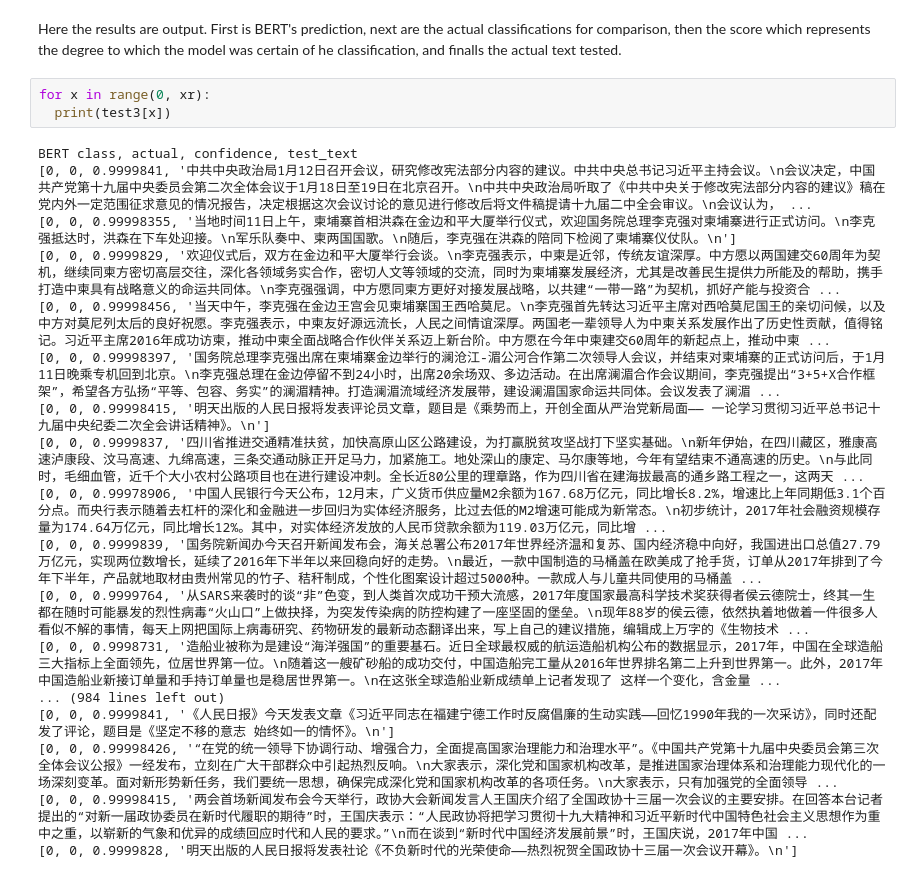
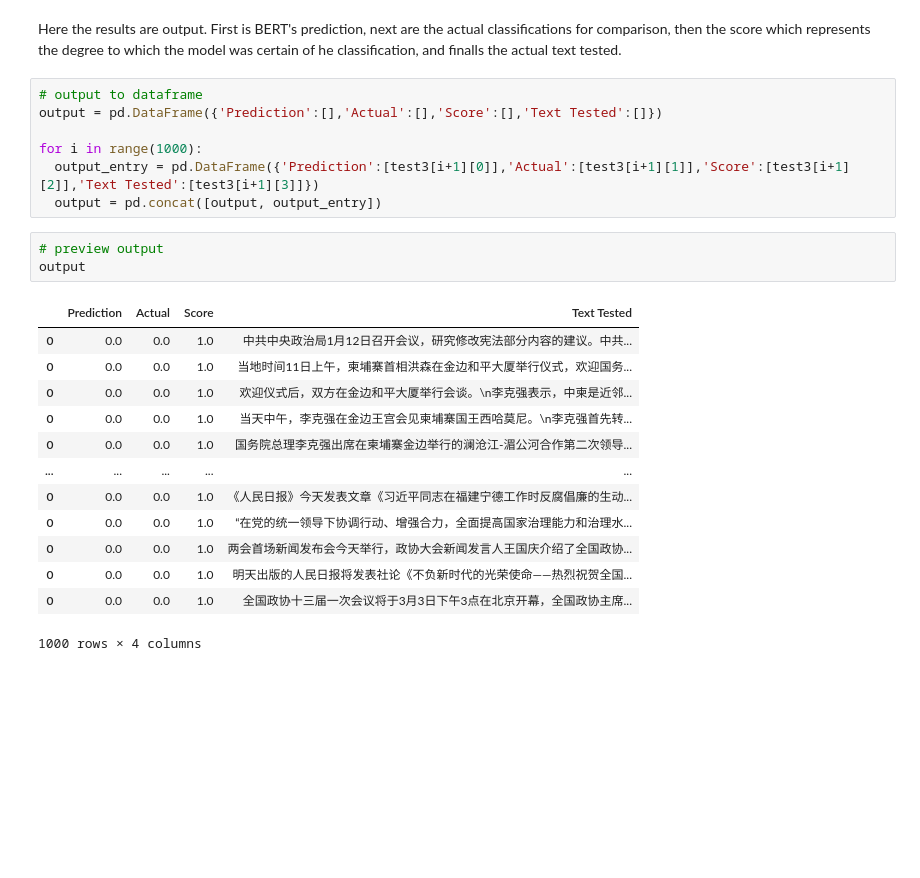
Before and after one commit to Bryan6aero/New-Chinese-Classifier, a Jupyter notebook: Chinese_News_Story_Classifier.ipynb, the cells around one changed output. Cells and saved outputs as stored; diff of their text form; blank space fills up the shorter version.

```diff
--- a/Chinese_News_Story_Classifier.ipynb
+++ b/Chinese_News_Story_Classifier.ipynb
@@ -1296,24 +1298,27 @@ plt.show()
 ###5.4 Test Output
 # %% [markdown]
 Here the results are output.  First is BERT's prediction, next are the actual classifications for comparison, then the score which represents the degree to which the model was certain of he classification, and finalls the actual text tested.
-# %%
-for x in range(0, xr):
-  print(test3[x])
-# %% [output]
-BERT class, actual, confidence, test_text
-[0, 0, 0.9999841, '中共中央政治局1月12日召开会议，研究修改宪法部分内容的建议。中共中央总书记习近平主持会议。\n会议决定，中国共产党第十九届中央委员会第二次全体会议于1月18日至19日在北京召开。\n中共中央政治局听取了《中共中央关于修改宪法部分内容的建议》稿在党内外一定范围征求意见的情况报告，决定根据这次会议讨论的意见进行修改后将文件稿提请十九届二中全会审议。\n会议认为， ...
-[0, 0, 0.99998355, '当地时间11日上午，柬埔寨首相洪森在金边和平大厦举行仪式，欢迎国务院总理李克强对柬埔寨进行正式访问。\n李克强抵达时，洪森在下车处迎接。\n军乐队奏中、柬两国国歌。\n随后，李克强在洪森的陪同下检阅了柬埔寨仪仗队。\n']
-[0, 0, 0.9999829, '欢迎仪式后，双方在金边和平大厦举行会谈。\n李克强表示，中柬是近邻，传统友谊深厚。中方愿以两国建交60周年为契机，继续同柬方密切高层交往，深化各领域务实合作，密切人文等领域的交流，同时为柬埔寨发展经济，尤其是改善民生提供力所能及的帮助，携手打造中柬具有战略意义的命运共同体。\n李克强强调，中方愿同柬方更好对接发展战略，以共建“一带一路”为契机，抓好产能与投资合 ...
-[0, 0, 0.99998456, '当天中午，李克强在金边王宫会见柬埔寨国王西哈莫尼。\n李克强首先转达习近平主席对西哈莫尼国王的亲切问候，以及中方对莫尼列太后的良好祝愿。李克强表示，中柬友好源远流长，人民之间情谊深厚。两国老一辈领导人为中柬关系发展作出了历史性贡献，值得铭记。习近平主席2016年成功访柬，推动中柬全面战略合作伙伴关系迈上新台阶。中方愿在今年中柬建交60周年的新起点上，推动中柬 ...
-[0, 0, 0.99998397, '国务院总理李克强出席在柬埔寨金边举行的澜沧江-湄公河合作第二次领导人会议，并结束对柬埔寨的正式访问后，于1月11日晚乘专机回到北京。\n李克强总理在金边停留不到24小时，出席20余场双、多边活动。在出席澜湄合作会议期间，李克强提出“3+5+X合作框架”，希望各方弘扬“平等、包容、务实”的澜湄精神。打造澜湄流域经济发展带，建设澜湄国家命运共同体。会议发表了澜湄 ...
-[0, 0, 0.99998415, '明天出版的人民日报将发表评论员文章，题目是《乘势而上，开创全面从严治党新局面—— 一论学习贯彻习近平总书记十九届中央纪委二次全会讲话精神》。\n']
-[0, 0, 0.9999837, '四川省推进交通精准扶贫，加快高原山区公路建设，为打赢脱贫攻坚战打下坚实基础。\n新年伊始，在四川藏区，雅康高速泸康段、汶马高速、九绵高速，三条交通动脉正开足马力，加紧施工。地处深山的康定、马尔康等地，今年有望结束不通高速的历史。\n与此同时，毛细血管，近千个大小农村公路项目也在进行建设冲刺。全长近80公里的理章路，作为四川省在建海拔最高的通乡路工程之一，这两天 ...
-[0, 0, 0.99978906, '中国人民银行今天公布，12月末，广义货币供应量M2余额为167.68万亿元，同比增长8.2%，增速比上年同期低3.1个百分点。而央行表示随着去杠杆的深化和金融进一步回归为实体经济服务，比过去低的M2增速可能成为新常态。\n初步统计，2017年社会融资规模存量为174.64万亿元，同比增长12%。其中，对实体经济发放的人民币贷款余额为119.03万亿元，同比增 ...
-[0, 0, 0.9999839, '国务院新闻办今天召开新闻发布会，海关总署公布2017年世界经济温和复苏、国内经济稳中向好，我国进出口总值27.79万亿元，实现两位数增长，延续了2016年下半年以来回稳向好的走势。\n最近，一款中国制造的马桶盖在欧美成了抢手货，订单从2017年排到了今年下半年，产品就地取材由贵州常见的竹子、秸秆制成，个性化图案设计超过5000种。一款成人与儿童共同使用的马桶盖 ...
-[0, 0, 0.9999764, '从SARS来袭时的谈“非”色变，到人类首次成功干预大流感，2017年度国家最高科学技术奖获得者侯云德院士，终其一生都在随时可能暴发的烈性病毒“火山口”上做抉择，为突发传染病的防控构建了一座坚固的堡垒。\n现年88岁的侯云德，依然执着地做着一件很多人看似不解的事情，每天上网把国际上病毒研究、药物研发的最新动态翻译出来，写上自己的建议措施，编辑成上万字的《生物技术 ...
-[0, 0, 0.9998731, '造船业被称为是建设“海洋强国”的重要基石。近日全球最权威的航运造船机构公布的数据显示，2017年，中国在全球造船三大指标上全面领先，位居世界第一位。\n随着这一艘矿砂船的成功交付，中国造船完工量从2016年世界排名第二上升到世界第一。此外，2017年中国造船业新接订单量和手持订单量也是稳居世界第一。\n在这张全球造船业新成绩单上记者发现了 这样一个变化，含金量 ...
-... (984 lines left out)
-[0, 0, 0.9999841, '《人民日报》今天发表文章《习近平同志在福建宁德工作时反腐倡廉的生动实践——回忆1990年我的一次采访》，同时还配发了评论，题目是《坚定不移的意志 始终如一的情怀》。\n']
-[0, 0, 0.99998426, '“在党的统一领导下协调行动、增强合力，全面提高国家治理能力和治理水平”。《中国共产党第十九届中央委员会第三次全体会议公报》一经发布，立刻在广大干部群众中引起热烈反响。\n大家表示，深化党和国家机构改革，是推进国家治理体系和治理能力现代化的一场深刻变革。面对新形势新任务，我们要统一思想，确保完成深化党和国家机构改革的各项任务。\n大家表示，只有加强党的全面领导 ...
-[0, 0, 0.99998415, '两会首场新闻发布会今天举行，政协大会新闻发言人王国庆介绍了全国政协十三届一次会议的主要安排。在回答本台记者提出的“对新一届政协委员在新时代履职的期待”时，王国庆表示：“人民政协将把学习贯彻十九大精神和习近平新时代中国特色社会主义思想作为重中之重，以崭新的气象和优异的成绩回应时代和人民的要求。”\n而在谈到“新时代中国经济发展前景”时，王国庆说，2017年中国 ...
-[0, 0, 0.9999828, '明天出版的人民日报将发表社论《不负新时代的光荣使命——热烈祝贺全国政协十三届一次会议开幕》。\n']
+# %%
+# output to dataframe
+output = pd.DataFrame({'Prediction':[],'Actual':[],'Score':[],'Text Tested':[]})
+
+for i in range(1000):
+  output_entry = pd.DataFrame({'Prediction':[test3[i+1][0]],'Actual':[test3[i+1][1]],'Score':[test3[i+1][2]],'Text Tested':[test3[i+1][3]]})
+  output = pd.concat([output, output_entry])
+# %%
+# preview output
+output
+# %% [output]
+|  | Prediction | Actual | Score | Text Tested |
+| 0 | 0.0 | 0.0 | 1.0 | 中共中央政治局1月12日召开会议，研究修改宪法部分内容的建议。中共... |
+| 0 | 0.0 | 0.0 | 1.0 | 当地时间11日上午，柬埔寨首相洪森在金边和平大厦举行仪式，欢迎国务... |
+| 0 | 0.0 | 0.0 | 1.0 | 欢迎仪式后，双方在金边和平大厦举行会谈。\n李克强表示，中柬是近邻... |
+| 0 | 0.0 | 0.0 | 1.0 | 当天中午，李克强在金边王宫会见柬埔寨国王西哈莫尼。\n李克强首先转... |
+| 0 | 0.0 | 0.0 | 1.0 | 国务院总理李克强出席在柬埔寨金边举行的澜沧江-湄公河合作第二次领导... |
+| ... | ... | ... | ... | ... |
+| 0 | 0.0 | 0.0 | 1.0 | 《人民日报》今天发表文章《习近平同志在福建宁德工作时反腐倡廉的生动... |
+| 0 | 0.0 | 0.0 | 1.0 | “在党的统一领导下协调行动、增强合力，全面提高国家治理能力和治理水... |
+| 0 | 0.0 | 0.0 | 1.0 | 两会首场新闻发布会今天举行，政协大会新闻发言人王国庆介绍了全国政协... |
+| 0 | 0.0 | 0.0 | 1.0 | 明天出版的人民日报将发表社论《不负新时代的光荣使命——热烈祝贺全国... |
+| 0 | 0.0 | 0.0 | 1.0 | 全国政协十三届一次会议将于3月3日下午3点在北京开幕，全国政协主席... |
+1000 rows × 4 columns
```
Also changed, not shown: parts of 14 cells of this notebook.
